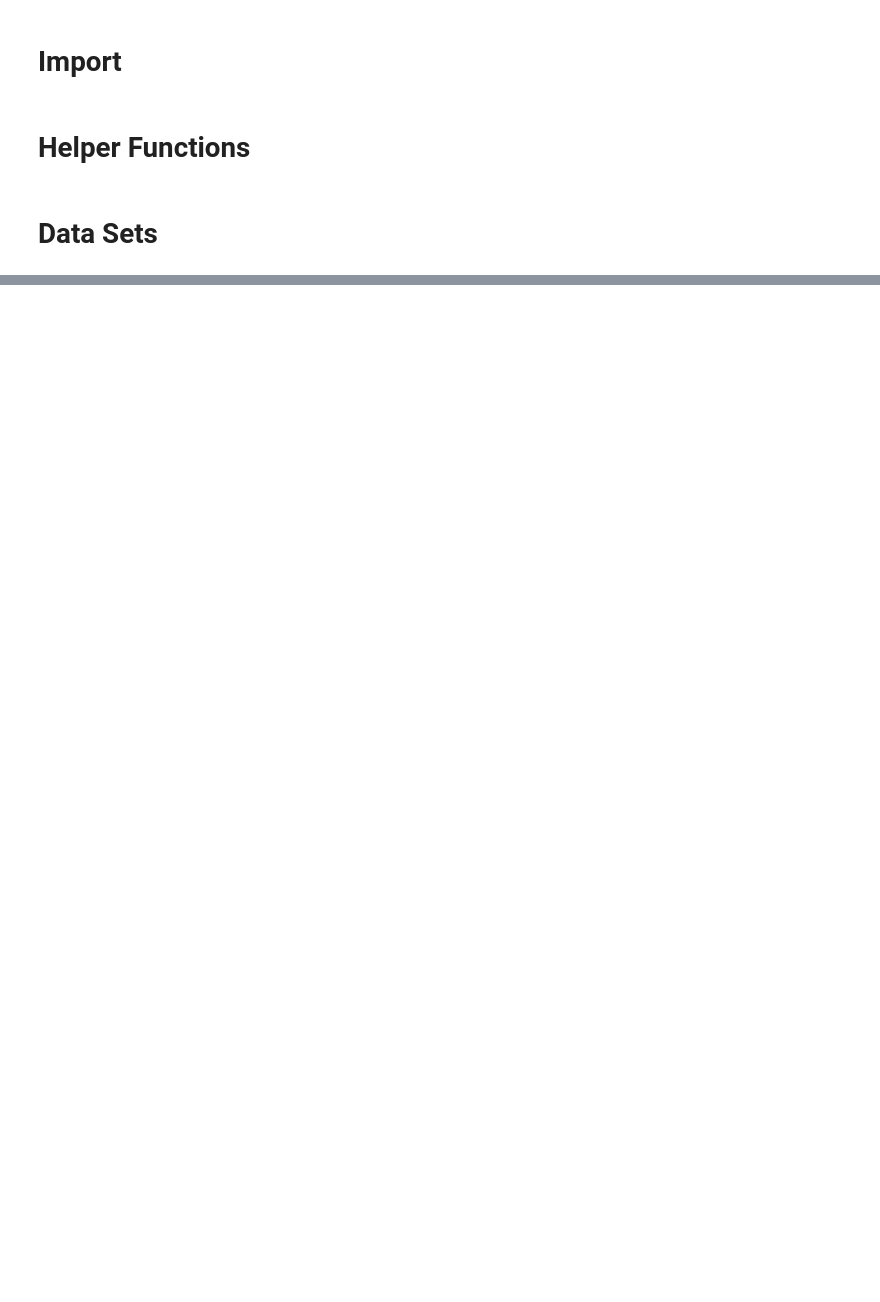
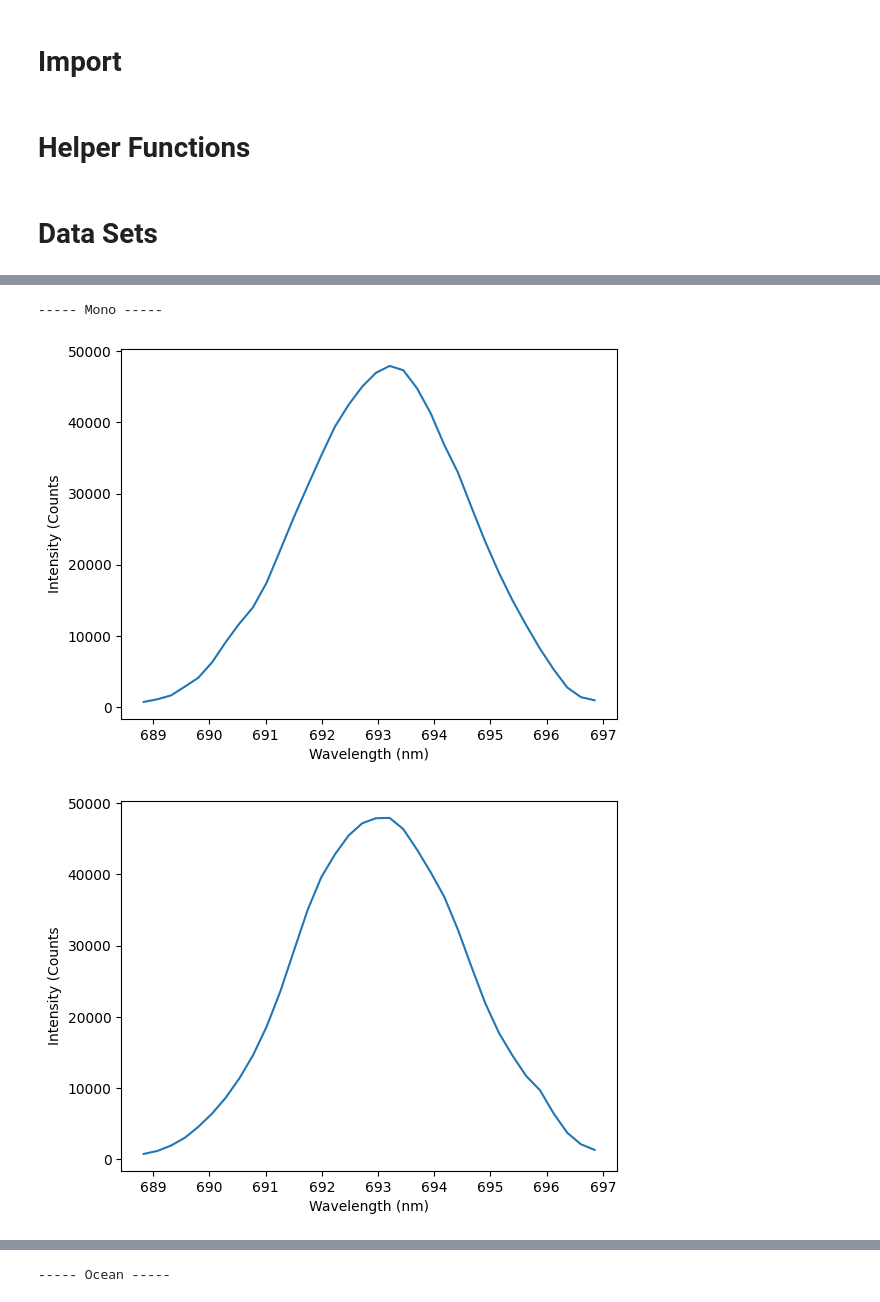
Before and after one commit to Sebastian426/Advanced-Lab-Code, a Jupyter notebook: Main_Results_Plots/Careful_Fits_Results_Table.ipynb, the cells around one changed output, grey strips where cells are left out. Cells and saved outputs as stored; diff of their text form; code cells hidden in the pictures; blank space fills up the shorter version.

```diff
--- a/Main_Results_Plots/Careful_Fits_Results_Table.ipynb
+++ b/Main_Results_Plots/Careful_Fits_Results_Table.ipynb
@@ -134,0 +141,75 @@ y_ocean_298 = df_ocean["I_298"].to_numpy()
+# %%
+# Mask Mono and Ocean optics
+
+mask_min_ocean = 689.1
+mask_max_ocean = 697
+
+mask_min_mono = 688.7
+mask_max_mono = 697
+
+temps = [77,147,217,298]
+
+mask_min_ocean = [689.1, 689.1, 689.1, 689.1]
+mask_max_ocean = [697, 697, 698, 698]
+mask_min_mono = [688.7, 688.7, 688.7, 688.7]
+mask_max_mono = [697, 697, 698, 699]
+
+x_ocean = [x_ocean_77, x_ocean_147, x_ocean_217, x_ocean_298]
+y_ocean = [y_ocean_77, y_ocean_147, y_ocean_217, y_ocean_298]
+
+I_mono = [I_77_mean, I_147_mean, I_217_mean, I_298_mean]
+I_mono_err = [I_77_err, I_147_err, I_217_err, I_298_err]
+
+x_ocean_masked = []
+y_ocean_masked = []
+y_mono_masked = []
+y_mono_err_masked = []
+wavelengths_masked = []
+
+for xo, yo, I, I_err, min_ocean, max_ocean, min_mono, max_mono in zip(
+        x_ocean, y_ocean, I_mono, I_mono_err,
+        mask_min_ocean, mask_max_ocean, mask_min_mono, mask_max_mono):
+
+    mask_ocean = (xo >= min_ocean) & (xo <= max_ocean)
+    mask_mono  = (wavelengths >= min_mono) & (wavelengths <= max_mono)
+
+    x_ocean_mask = xo[mask_ocean]
+    y_ocean_mask = yo[mask_ocean]
+    y_mono_mask = I[mask_mono]
+    y_mono_err_mask = I_err[mask_mono]
+
+    normalisation_scalefactor_mono = (np.max(y_ocean_77) / np.max(y_mono_mask))
+    normalisation_scalefactor_ocean = (np.max(y_ocean_77) / np.max(y_ocean_mask))
+
+    y_ocean_mask = y_ocean_mask*normalisation_scalefactor_ocean
+
+    x_ocean_masked.append(x_ocean_mask)
+    y_ocean_masked.append(y_ocean_mask)
+
+    y_mono_mask = y_mono_mask * normalisation_scalefactor_mono
+    y_mono_err_mask = y_mono_err_mask * normalisation_scalefactor_mono
+
+    y_mono_masked.append(y_mono_mask)
+    y_mono_err_masked.append(y_mono_err_mask)
+    wavelengths_masked.append(wavelengths[mask_mono])
+
+print(f"----- Mono -----")
+for i in range(len(y_mono_masked)):
+    plt.figure(1)
+    plt.plot(wavelengths_masked[i], y_mono_masked[i])
+    plt.xlabel("Wavelength (nm)")
+    plt.ylabel("Intensity (Counts")
+    plt.show()
+
+print(f"----- Ocean -----")
+
+for i in range(len(y_ocean_masked)):
+    plt.figure(1)
+    plt.plot(x_ocean_masked[i], y_ocean_masked[i])
+    plt.xlabel("Wavelength (nm)")
+    plt.ylabel("Intensity (Counts")
+    plt.show()
+# %% [output]
+----- Mono -----
+[figure, added]
+[figure, added]
@@ -134,0 +218 @@ y_ocean_298 = df_ocean["I_298"].to_numpy()
+----- Ocean -----
```
Also changed, not shown: parts of 8 cells of this notebook.
